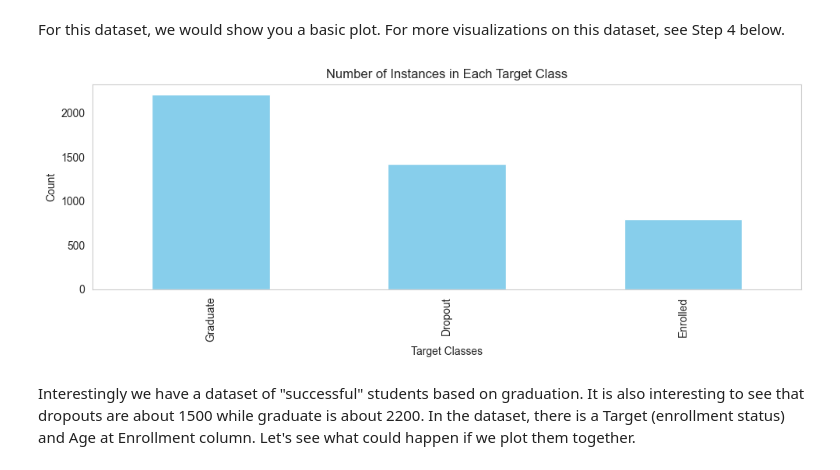
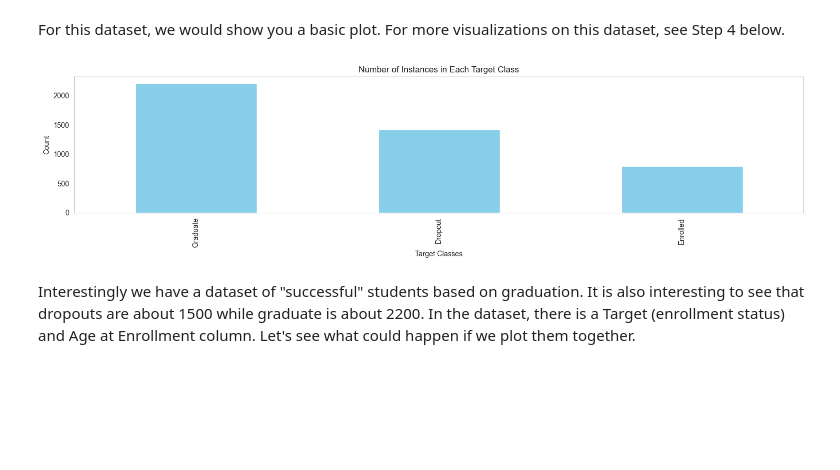
Before and after one commit to jerryliUMD/cmsc320_final_tutorial, a Jupyter notebook: tutorial.ipynb, the cells around one changed output. Saved outputs shown, nothing was run; the diff lists cells and outputs as text; code cells hidden in the pictures; blank space fills up the shorter version.

```diff
--- a/tutorial.ipynb
+++ b/tutorial.ipynb
@@ -584,23 +584,23 @@ For this dataset, we would show you a basic plot. For more visualizations on thi
 # %%
 df_europe_copy = df_europe_students.copy()
 
 # Counting the number of classes in 'target'
 class_counts = df_europe_copy['Target'].value_counts()
 
 # Plotting a bar plot
-class_counts.plot(kind='bar', figsize=(10, 4), color='skyblue')
+class_counts.plot(kind='bar', figsize=(15, 4), color='skyblue')
 
 # Adding labels and title
 plt.xlabel('Target Classes')
 plt.ylabel('Count')
 plt.title('Number of Instances in Each Target Class')
 plt.grid(False)
 
 # Display the plot
 plt.tight_layout()
 plt.show()
 # %% [output]
-[figure, old version]
+[figure, new version]
 # %% [markdown]
 Interestingly we have a dataset of "successful" students based on graduation. It is also interesting to see that dropouts are about 1500 while graduate is about 2200. In the dataset, there is a Target (enrollment status) and Age at Enrollment column. Let's see what could happen if we plot them together.
 # %%
```
Also changed, not shown: parts of 7 cells of this notebook.
